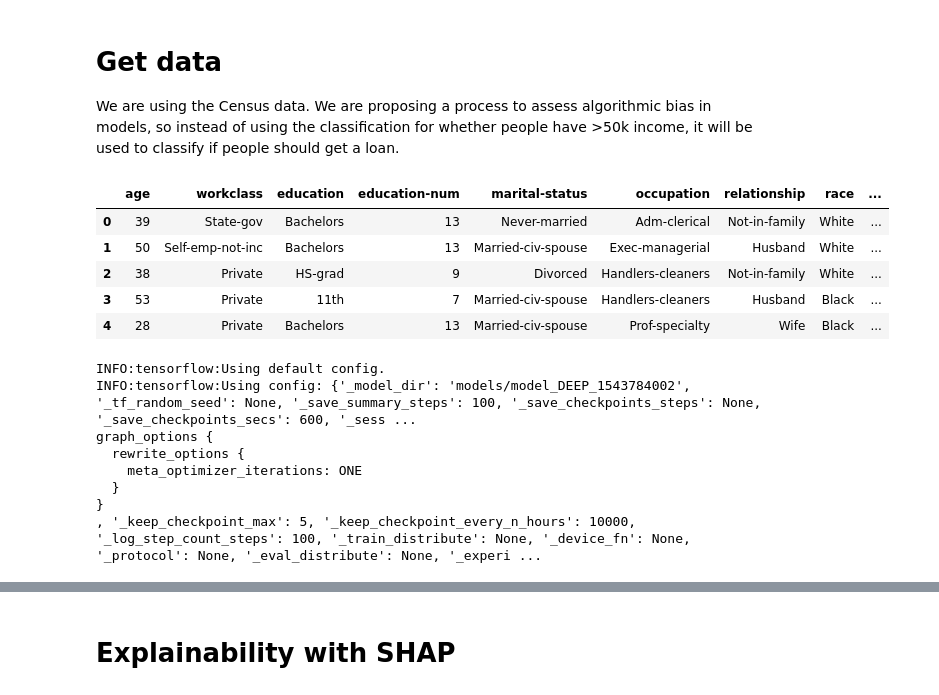
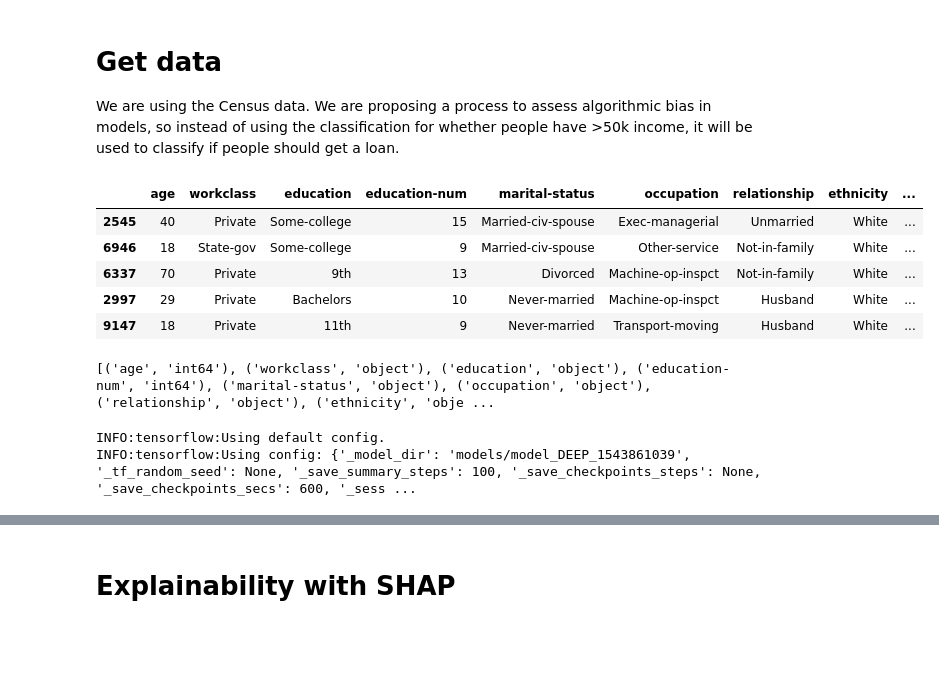
Before and after one commit to EthicalML/explainability-and-bias, a Jupyter notebook: Tensorflow+KERAS CENSUS-Short.ipynb, the cells around one changed output, grey strips where cells are left out. Cells and saved outputs as stored; diff of their text form; code cells hidden in the pictures; blank space fills up the shorter version.

```diff
--- a/Tensorflow+KERAS CENSUS-Short.ipynb
+++ b/Tensorflow+KERAS CENSUS-Short.ipynb
@@ -17,47 +19,59 @@ We are using the Census data. We are proposing a process to assess algorithmic b
 # %%
 DOWNLOAD = False
 
 csv_columns = ["age", "workclass", "fnlwgt", "education", "education-num", "marital-status",
-                   "occupation", "relationship", "race", "sex", "capital-gain", "capital-loss",
+                   "occupation", "relationship", "ethnicity", "gender", "capital-gain", "capital-loss",
                    "hours-per-week", "native-country", "loan"]
+
+input_features = ["age", "workclass", "education", "education-num", "marital-status",
+                   "occupation", "relationship", "ethnicity", "gender", "capital-gain", "capital-loss",
+                   "hours-per-week", "native-country"]
+
+categorical_features = ["workclass", "education", "marital-status",
+                       "occupation", "relationship", "ethnicity", "gender",
+                       "native-country"]
 
 label_column = 'loan'
 
 csv_path = "data/adult.csv"
 
 if DOWNLOAD:
     csv_path = 'https://archive.ics.uci.edu/ml/machine-learning-databases/adult/adult.data'
 
 # Read the dataset from the provided CSV and print out information about it.
 df = pd.read_csv(csv_path, names=csv_columns, skiprows=[0], skipinitialspace=True)
 
-X_display = df.drop('loan', axis=1)
-y_display = df['loan']
-
 # Converting Loan column to 1 if >50K
 df[label_column] = df[label_column].apply(lambda x: ">50K" in x).astype(int)
 
-for c in ["age", "education-num", "capital-gain", "capital-loss", "hours-per-week"]:
-        df[c] = pd.to_numeric(df[c])
+# for c in ["age", "education-num", "capital-gain", "capital-loss", "hours-per-week"]:
+#         df[c] = pd.to_numeric(df[c])
+
+# Delete unused column
+del df["fnlwgt"]
+
+X_display = df.drop('loan', axis=1)
+y_display = df['loan']
 
 # int_columns = df.select_dtypes(['int64']).columns
 # df[int_columns] = df[int_columns].astype('int64')
 
 # cat_columns = df.select_dtypes(['object']).columns
 # df[cat_columns] = df[cat_columns].astype('category')
 # df[cat_columns] = df[cat_columns].apply(lambda x: x.cat.codes)
 
-# Delete unused column
-del df["fnlwgt"]
+g = df.groupby('loan')
+df = df.apply(lambda x: x.sample(g.size().min()).reset_index(drop=True))
+df = df.sample(100)
 
 df.head(5)
 # %% [output]
-|  | age | workclass | education | education-num | marital-status | occupation | relationship | race | ... |
-| 0 | 39 | State-gov | Bachelors | 13 | Never-married | Adm-clerical | Not-in-family | White | ... |
-| 1 | 50 | Self-emp-not-inc | Bachelors | 13 | Married-civ-spouse | Exec-managerial | Husband | White | ... |
-| 2 | 38 | Private | HS-grad | 9 | Divorced | Handlers-cleaners | Not-in-family | White | ... |
-| 3 | 53 | Private | 11th | 7 | Married-civ-spouse | Handlers-cleaners | Husband | Black | ... |
-| 4 | 28 | Private | Bachelors | 13 | Married-civ-spouse | Prof-specialty | Wife | Black | ... |
+|  | age | workclass | education | education-num | marital-status | occupation | relationship | ethnicity | ... |
+| 2545 | 40 | Private | Some-college | 15 | Married-civ-spouse | Exec-managerial | Unmarried | White | ... |
+| 6946 | 18 | State-gov | Some-college | 9 | Married-civ-spouse | Other-service | Not-in-family | White | ... |
+| 6337 | 70 | Private | 9th | 13 | Divorced | Machine-op-inspct | Not-in-family | White | ... |
+| 2997 | 29 | Private | Bachelors | 10 | Never-married | Machine-op-inspct | Husband | White | ... |
+| 9147 | 18 | Private | 11th | 9 | Never-married | Transport-moving | Husband | White | ... |
 # %%
 model_folder = 'trained_model'
 
@@ -69,12 +83,16 @@ examples_path = os.path.join(os.getcwd(), examples_file)
 X = df.drop(label_column, axis=1)
 y = df[label_column]
 
-# #Normalising to increase accuracy
-# dtypes = list(zip(X.dtypes.index, map(str, X.dtypes)))
+dtypes = list(zip(X.dtypes.index, map(str, X.dtypes)))
+print(dtypes)
+
+#Normalising to increase accuracy
 # for k,dtype in dtypes:
 #     if dtype == "float32":
 #         X[k] -= X[k].mean()
 #         X[k] /= X[k].std()
+# %% [output]
+[('age', 'int64'), ('workclass', 'object'), ('education', 'object'), ('education-num', 'int64'), ('marital-status', 'object'), ('occupation', 'object'), ('relationship', 'object'), ('ethnicity', 'obje ...
 # %%
 X_train, X_test, y_train, y_test = train_test_split(X, y, test_size=0.20)
 # %%
@@ -125,19 +217,21 @@ all_columns = [
 # %%
+model_dir = "models/model_DEEP_" + str(int(time.time()))
 
-model_dir = "models/model_DEEP_" + str(int(time.time()))
-m = tf.estimator.DNNClassifier(
+
+
+m = tf.estimator.BoostedTreesClassifier(
             model_dir=model_dir,
             feature_columns=all_columns,
-            hidden_units=[100,100,100])
+            n_batches_per_layer=int(0.5*X.shape[0]/BATCH_SIZE),
+)
+
+# m = tf.estimator.DNNClassifier(
+#             model_dir=model_dir,
+#             feature_columns=all_columns,
+#             hidden_units=[100,100,100])
 # %% [output]
 INFO:tensorflow:Using default config.
-INFO:tensorflow:Using config: {'_model_dir': 'models/model_DEEP_1543784002', '_tf_random_seed': None, '_save_summary_steps': 100, '_save_checkpoints_steps': None, '_save_checkpoints_secs': 600, '_sess ...
-graph_options {
-  rewrite_options {
-    meta_optimizer_iterations: ONE
-  }
-}
-, '_keep_checkpoint_max': 5, '_keep_checkpoint_every_n_hours': 10000, '_log_step_count_steps': 100, '_train_distribute': None, '_device_fn': None, '_protocol': None, '_eval_distribute': None, '_experi ...
+INFO:tensorflow:Using config: {'_model_dir': 'models/model_DEEP_1543861039', '_tf_random_seed': None, '_save_summary_steps': 100, '_save_checkpoints_steps': None, '_save_checkpoints_secs': 600, '_sess ...
 # %%
 %%time
 
```
Also changed, not shown: parts of 46 cells of this notebook, 1 other file.
